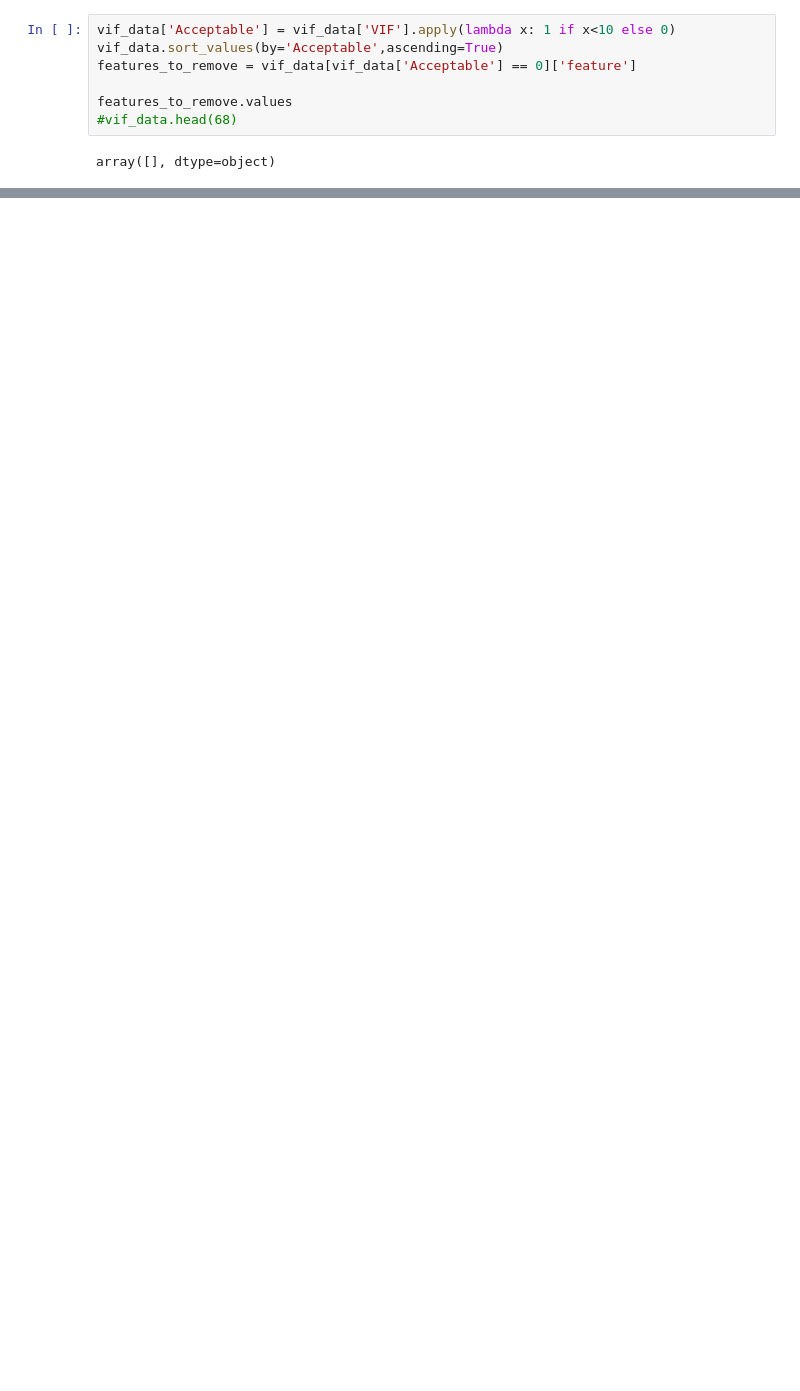
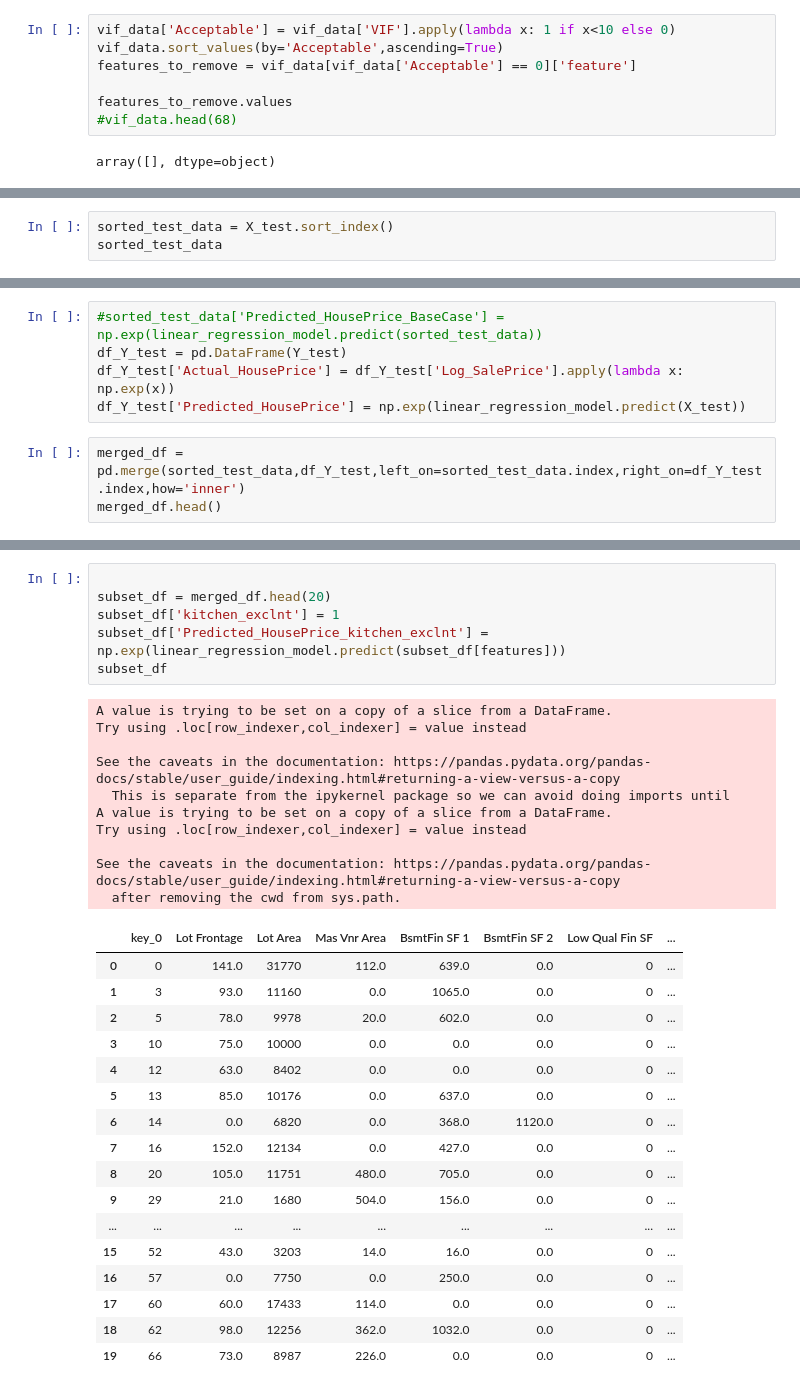
Before and after one commit to prateeksab/housingprices, a Jupyter notebook: Models_PS.ipynb, the cells around one changed output, grey strips where cells are left out. Saved outputs shown, nothing was run; the diff lists cells and outputs as text; blank space fills up the shorter version.

```diff
--- a/Models_PS.ipynb
+++ b/Models_PS.ipynb
@@ -468,0 +466,3 @@ new_features
+# %%
+sorted_test_data = X_test.sort_index()
+sorted_test_data
@@ -468,0 +483,8 @@ new_features
+# %%
+#sorted_test_data['Predicted_HousePrice_BaseCase'] = np.exp(linear_regression_model.predict(sorted_test_data))
+df_Y_test = pd.DataFrame(Y_test)
+df_Y_test['Actual_HousePrice'] = df_Y_test['Log_SalePrice'].apply(lambda x: np.exp(x))
+df_Y_test['Predicted_HousePrice'] = np.exp(linear_regression_model.predict(X_test))
+# %%
+merged_df = pd.merge(sorted_test_data,df_Y_test,left_on=sorted_test_data.index,right_on=df_Y_test.index,how='inner')
+merged_df.head()
@@ -468,0 +502,34 @@ new_features
+# %%
+
+subset_df = merged_df.head(20)
+subset_df['kitchen_exclnt'] = 1
+subset_df['Predicted_HousePrice_kitchen_exclnt'] = np.exp(linear_regression_model.predict(subset_df[features]))
+subset_df
+# %% [output]
+A value is trying to be set on a copy of a slice from a DataFrame.
+Try using .loc[row_indexer,col_indexer] = value instead
+
+See the caveats in the documentation: https://pandas.pydata.org/pandas-docs/stable/user_guide/indexing.html#returning-a-view-versus-a-copy
+  This is separate from the ipykernel package so we can avoid doing imports until
+A value is trying to be set on a copy of a slice from a DataFrame.
+Try using .loc[row_indexer,col_indexer] = value instead
+
+See the caveats in the documentation: https://pandas.pydata.org/pandas-docs/stable/user_guide/indexing.html#returning-a-view-versus-a-copy
+  after removing the cwd from sys.path.
+|  | key_0 | Lot Frontage | Lot Area | Mas Vnr Area | BsmtFin SF 1 | BsmtFin SF 2 | Low Qual Fin SF | ... |
+| 0 | 0 | 141.0 | 31770 | 112.0 | 639.0 | 0.0 | 0 | ... |
+| 1 | 3 | 93.0 | 11160 | 0.0 | 1065.0 | 0.0 | 0 | ... |
+| 2 | 5 | 78.0 | 9978 | 20.0 | 602.0 | 0.0 | 0 | ... |
+| 3 | 10 | 75.0 | 10000 | 0.0 | 0.0 | 0.0 | 0 | ... |
+| 4 | 12 | 63.0 | 8402 | 0.0 | 0.0 | 0.0 | 0 | ... |
+| 5 | 13 | 85.0 | 10176 | 0.0 | 637.0 | 0.0 | 0 | ... |
+| 6 | 14 | 0.0 | 6820 | 0.0 | 368.0 | 1120.0 | 0 | ... |
+| 7 | 16 | 152.0 | 12134 | 0.0 | 427.0 | 0.0 | 0 | ... |
+| 8 | 20 | 105.0 | 11751 | 480.0 | 705.0 | 0.0 | 0 | ... |
+| 9 | 29 | 21.0 | 1680 | 504.0 | 156.0 | 0.0 | 0 | ... |
+| ... | ... | ... | ... | ... | ... | ... | ... | ... |
+| 15 | 52 | 43.0 | 3203 | 14.0 | 16.0 | 0.0 | 0 | ... |
+| 16 | 57 | 0.0 | 7750 | 0.0 | 250.0 | 0.0 | 0 | ... |
+| 17 | 60 | 60.0 | 17433 | 114.0 | 0.0 | 0.0 | 0 | ... |
+| 18 | 62 | 98.0 | 12256 | 362.0 | 1032.0 | 0.0 | 0 | ... |
+| 19 | 66 | 73.0 | 8987 | 226.0 | 0.0 | 0.0 | 0 | ... |
```
Also changed, not shown: parts of 20 cells of this notebook.
